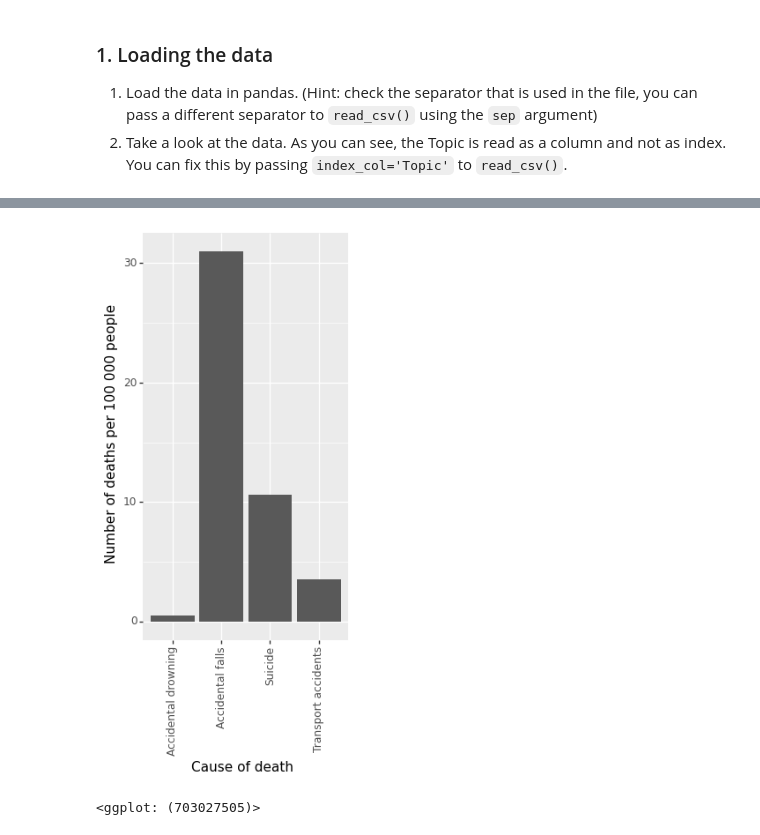
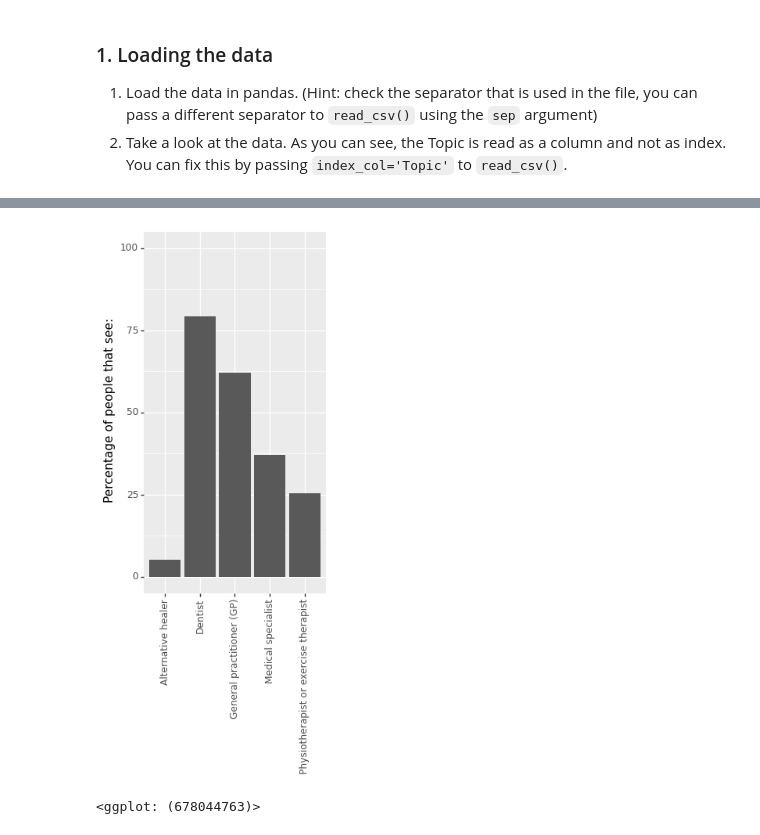
Before and after one commit to esciencecenter-digital-skills/2023-01-25-ds-python-rivm, a Jupyter notebook: files/solutions-post-workshop-exercise.ipynb, the cells around one changed output, grey strips where cells are left out. Cells and saved outputs as stored; diff of their text form; code cells hidden in the pictures.

Commit message:
Add functions for nicer data selection and add plotting

```diff
--- a/files/solutions-post-workshop-exercise.ipynb
+++ b/files/solutions-post-workshop-exercise.ipynb
@@ -33,0 +79,3 @@ for column in ['1900', '1940', '1980', '1990', '2000', '2010', '2019', '2020', '
+# %%
+topic = 'level 1| level 2 | level 3'
+topic.split('|')[0]
@@ -33,0 +101,12 @@ for column in ['1900', '1940', '1980', '1990', '2000', '2010', '2019', '2020', '
+# %%
+def subset_data_starting_with(df, pattern):
+    mask = df.index.str.startswith(pattern)
+    subset = df.iloc[mask].copy()
+    return subset
+
+def rename_to_level_3(df):
+    mapper = dict()
+    for topic in df.index:
+        mapper[topic] = topic.split('|')[2]
+    df = df.rename(index=mapper)
+    return df
@@ -39,23 +142,16 @@ NB: This still needs much more guidance
 # %%
-topics = ['Causes of death|External causes of mortality|Suicide',
-          'Causes of death|External causes of mortality|Accidental drowning',
-          'Causes of death|External causes of mortality|Accidental falls',
-          'Causes of death|External causes of mortality|Transport accidents']
-external_causes_df = df.loc[topics]
-mapper = {'Causes of death|External causes of mortality|Suicide': 'Suicide',
-          'Causes of death|External causes of mortality|Accidental drowning': 'Accidental drowning',
-          'Causes of death|External causes of mortality|Accidental falls': 'Accidental falls',
-          'Causes of death|External causes of mortality|Transport accidents': 'Transport accidents'}
-external_causes_df = external_causes_df.rename(index=mapper)
+# Select a subset of the data and rename
+health_contacts_df = subset_data_starting_with(df, 'Use of health care services|Contacts with health professionals')
+health_contacts_df = rename_to_level_3(health_contacts_df)
 # %%
-(p9.ggplot(data=external_causes_df,
-           mapping=p9.aes(x=external_causes_df.index, y='2021')) # hint!
-    + p9.geom_bar(stat='identity') # hint!
-    + p9.theme(axis_text_x = p9.element_text(angle=90))
-    + p9.ylab("Number of deaths per 100 000 people")
-    + p9.xlab("Cause of death")
+(p9.ggplot(data=health_contacts_df,
+           mapping=p9.aes(x=health_contacts_df.index, y='2021'))
+    + p9.geom_bar(stat='identity')
+    + p9.theme(axis_text_x=p9.element_text(angle=90))
+    + p9.ylab("Percentage of people that see:")
+    + p9.ylim([0,100])
     + p9.theme(figure_size=(3, 6))
 )
 # %% [output]
-[figure, old version]
+[figure, new version]
-<ggplot: (703027505)>
+<ggplot: (678044763)>
```
Also changed, not shown: parts of 16 cells of this notebook.
